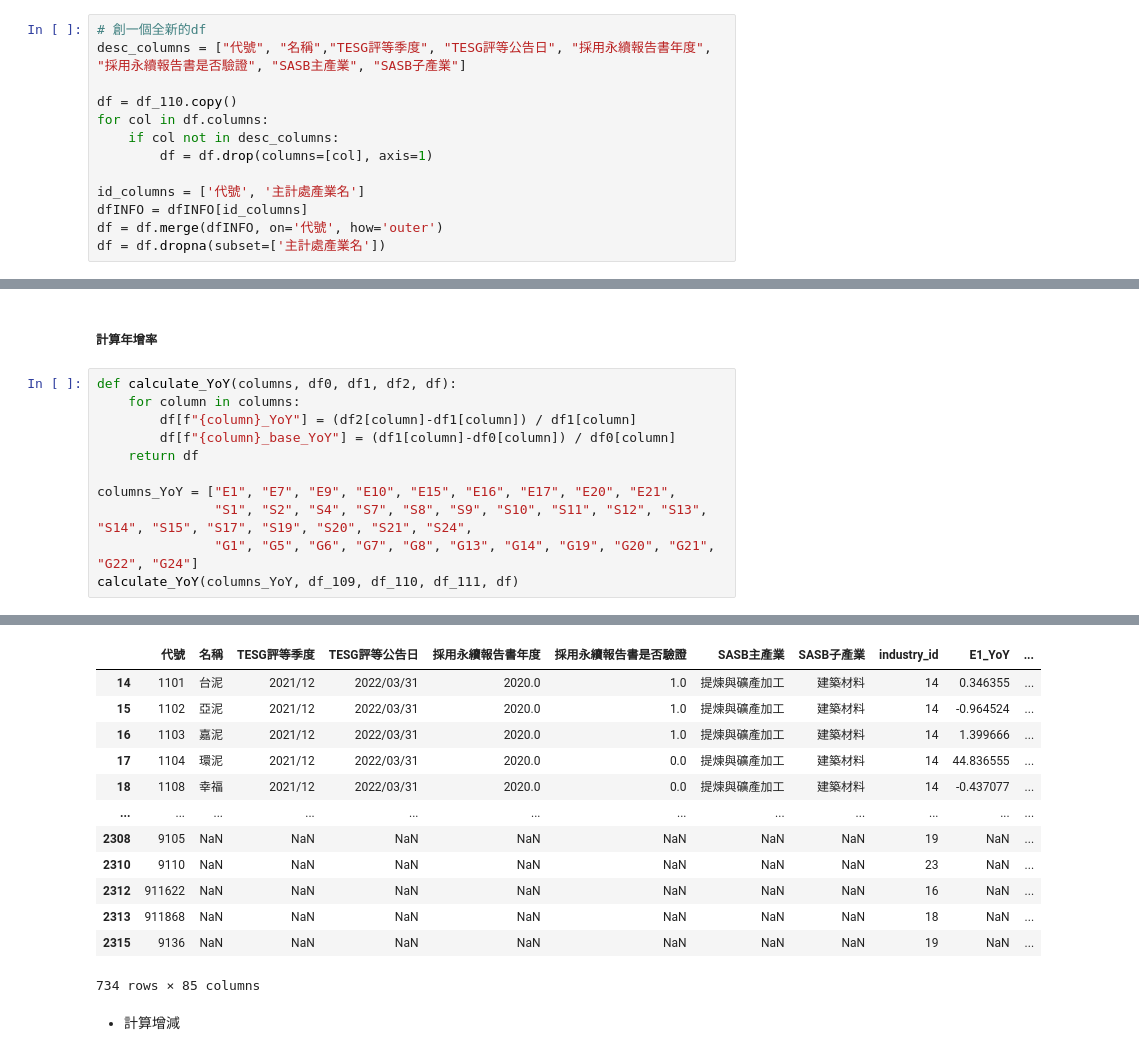
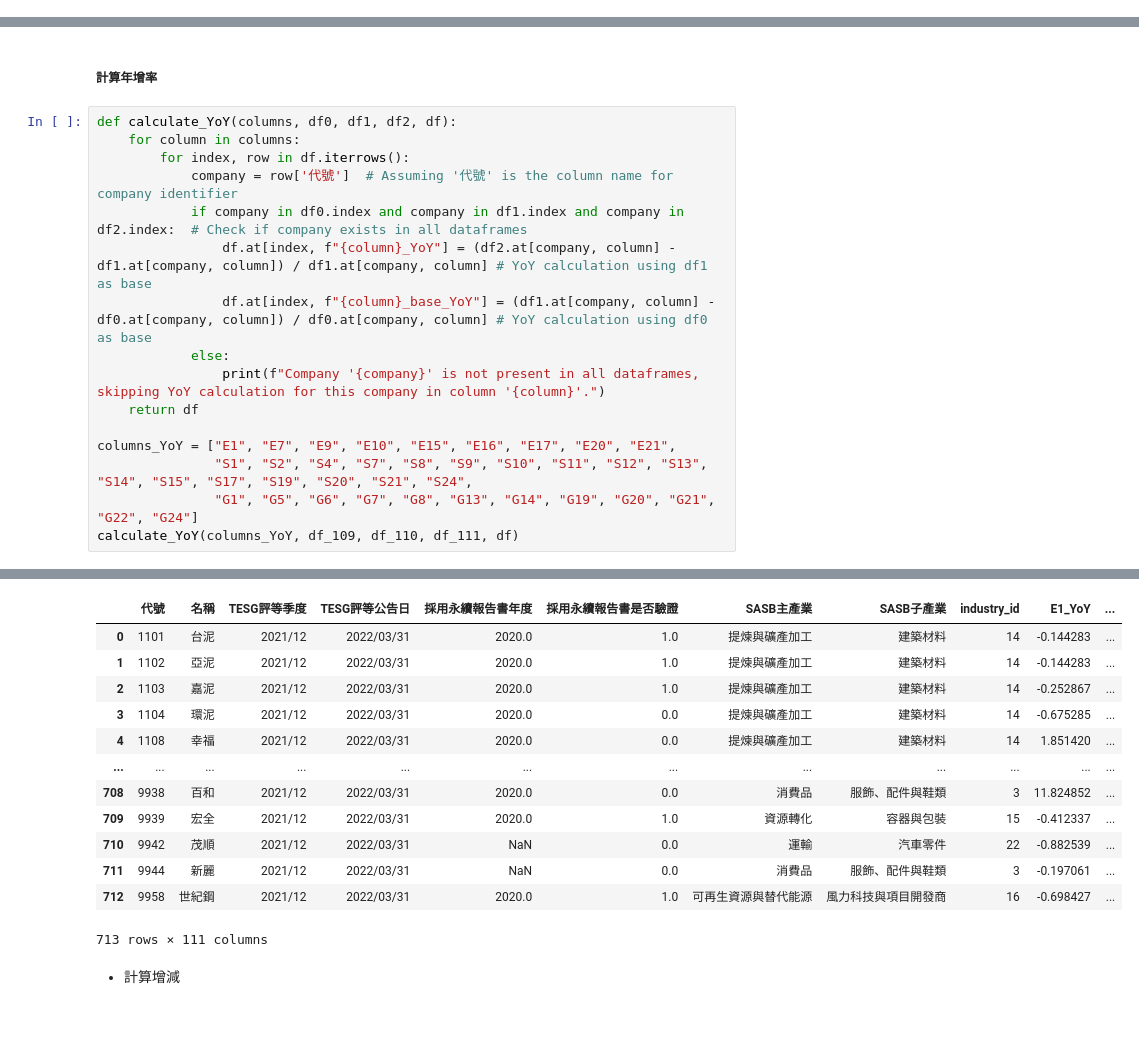
Before and after one commit to ouyang-yang/TIER, a Jupyter notebook: ESG_TESG.ipynb, the cells around one changed output, grey strips where cells are left out. Drawn from its saved outputs; the diff is of its cells as text; blank space fills up the shorter version.

```diff
--- a/ESG_TESG.ipynb
+++ b/ESG_TESG.ipynb
@@ -53,13 +52,0 @@ df = df.dropna(subset=['主計處產業名'])
-# %%
-# 創一個全新的df
-desc_columns = ["代號", "名稱","TESG評等季度", "TESG評等公告日", "採用永續報告書年度", "採用永續報告書是否驗證", "SASB主產業", "SASB子產業"]
-
-df = df_110.copy()
-for col in df.columns:
-    if col not in desc_columns:
-        df = df.drop(columns=[col], axis=1)
-
-id_columns = ['代號', '主計處產業名']
-dfINFO = dfINFO[id_columns]
-df = df.merge(dfINFO, on='代號', how='outer')
-df = df.dropna(subset=['主計處產業名'])
@@ -120,8 +111,13 @@ print(df)
 # %%
 def calculate_YoY(columns, df0, df1, df2, df):
     for column in columns:
-        df[f"{column}_YoY"] = (df2[column]-df1[column]) / df1[column]
-        df[f"{column}_base_YoY"] = (df1[column]-df0[column]) / df0[column]
+        for index, row in df.iterrows():
+            company = row['代號']  # Assuming '代號' is the column name for company identifier
+            if company in df0.index and company in df1.index and company in df2.index:  # Check if company exists in all dataframes
+                df.at[index, f"{column}_YoY"] = (df2.at[company, column] - df1.at[company, column]) / df1.at[company, column] # YoY calculation using df1 as base
+                df.at[index, f"{column}_base_YoY"] = (df1.at[company, column] - df0.at[company, column]) / df0.at[company, column] # YoY calculation using df0 as base
+            else:
+                print(f"Company '{company}' is not present in all dataframes, skipping YoY calculation for this company in column '{column}'.")
     return df
 
 columns_YoY = ["E1", "E7", "E9", "E10", "E15", "E16", "E17", "E20", "E21",
@@ -142,16 +179,16 @@ See the caveats in the documentation: https://pandas.pydata.org/pandas-docs/stab
 |  | 代號 | 名稱 | TESG評等季度 | TESG評等公告日 | 採用永續報告書年度 | 採用永續報告書是否驗證 | SASB主產業 | SASB子產業 | industry_id | E1_YoY | ... |
-| 14 | 1101 | 台泥 | 2021/12 | 2022/03/31 | 2020.0 | 1.0 | 提煉與礦產加工 | 建築材料 | 14 | 0.346355 | ... |
-| 15 | 1102 | 亞泥 | 2021/12 | 2022/03/31 | 2020.0 | 1.0 | 提煉與礦產加工 | 建築材料 | 14 | -0.964524 | ... |
-| 16 | 1103 | 嘉泥 | 2021/12 | 2022/03/31 | 2020.0 | 1.0 | 提煉與礦產加工 | 建築材料 | 14 | 1.399666 | ... |
-| 17 | 1104 | 環泥 | 2021/12 | 2022/03/31 | 2020.0 | 0.0 | 提煉與礦產加工 | 建築材料 | 14 | 44.836555 | ... |
-| 18 | 1108 | 幸福 | 2021/12 | 2022/03/31 | 2020.0 | 0.0 | 提煉與礦產加工 | 建築材料 | 14 | -0.437077 | ... |
+| 0 | 1101 | 台泥 | 2021/12 | 2022/03/31 | 2020.0 | 1.0 | 提煉與礦產加工 | 建築材料 | 14 | -0.144283 | ... |
+| 1 | 1102 | 亞泥 | 2021/12 | 2022/03/31 | 2020.0 | 1.0 | 提煉與礦產加工 | 建築材料 | 14 | -0.144283 | ... |
+| 2 | 1103 | 嘉泥 | 2021/12 | 2022/03/31 | 2020.0 | 1.0 | 提煉與礦產加工 | 建築材料 | 14 | -0.252867 | ... |
+| 3 | 1104 | 環泥 | 2021/12 | 2022/03/31 | 2020.0 | 0.0 | 提煉與礦產加工 | 建築材料 | 14 | -0.675285 | ... |
+| 4 | 1108 | 幸福 | 2021/12 | 2022/03/31 | 2020.0 | 0.0 | 提煉與礦產加工 | 建築材料 | 14 | 1.851420 | ... |
 | ... | ... | ... | ... | ... | ... | ... | ... | ... | ... | ... | ... |
-| 2308 | 9105 | NaN | NaN | NaN | NaN | NaN | NaN | NaN | 19 | NaN | ... |
-| 2310 | 9110 | NaN | NaN | NaN | NaN | NaN | NaN | NaN | 23 | NaN | ... |
-| 2312 | 911622 | NaN | NaN | NaN | NaN | NaN | NaN | NaN | 16 | NaN | ... |
-| 2313 | 911868 | NaN | NaN | NaN | NaN | NaN | NaN | NaN | 18 | NaN | ... |
-| 2315 | 9136 | NaN | NaN | NaN | NaN | NaN | NaN | NaN | 19 | NaN | ... |
+| 708 | 9938 | 百和 | 2021/12 | 2022/03/31 | 2020.0 | 0.0 | 消費品 | 服飾、配件與鞋類 | 3 | 11.824852 | ... |
+| 709 | 9939 | 宏全 | 2021/12 | 2022/03/31 | 2020.0 | 1.0 | 資源轉化 | 容器與包裝 | 15 | -0.412337 | ... |
+| 710 | 9942 | 茂順 | 2021/12 | 2022/03/31 | NaN | 0.0 | 運輸 | 汽車零件 | 22 | -0.882539 | ... |
+| 711 | 9944 | 新麗 | 2021/12 | 2022/03/31 | NaN | 0.0 | 消費品 | 服飾、配件與鞋類 | 3 | -0.197061 | ... |
+| 712 | 9958 | 世紀鋼 | 2021/12 | 2022/03/31 | 2020.0 | 1.0 | 可再生資源與替代能源 | 風力科技與項目開發商 | 16 | -0.698427 | ... |
-734 rows × 85 columns
+713 rows × 111 columns
 # %% [markdown]
 - 計算增減
 # %%
```
Also changed, not shown: parts of 4 cells of this notebook, 19 other files.
